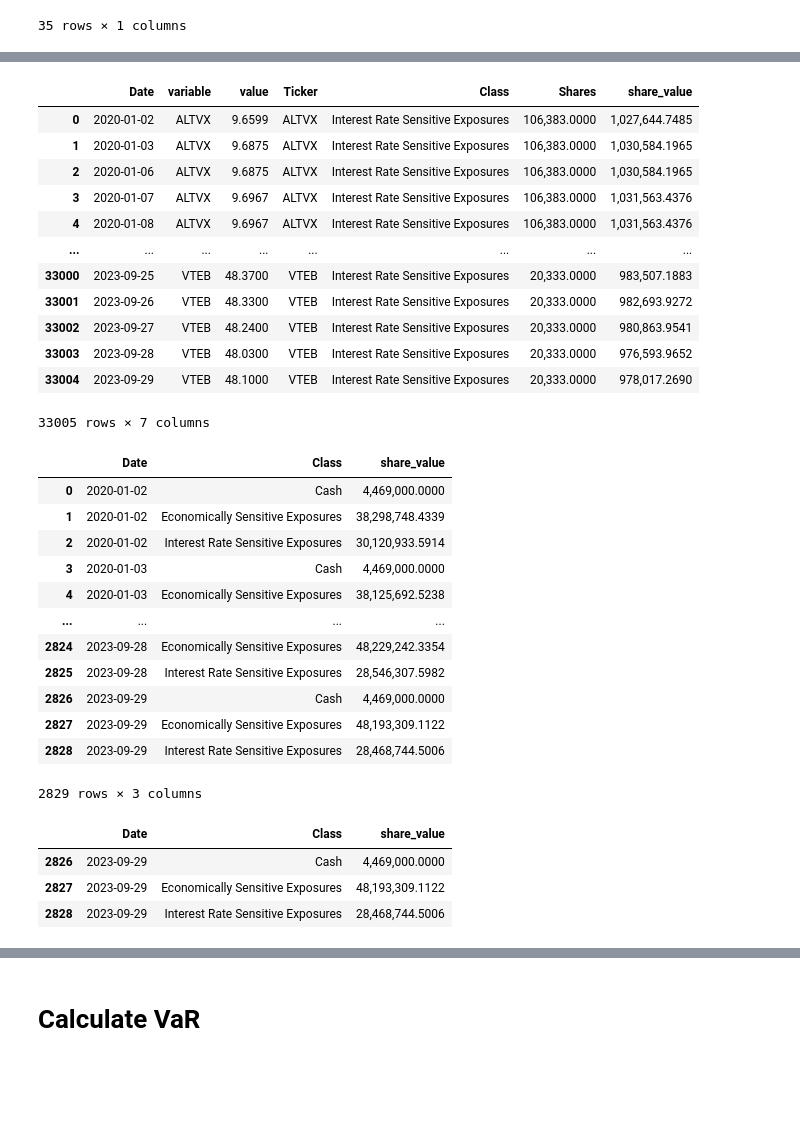
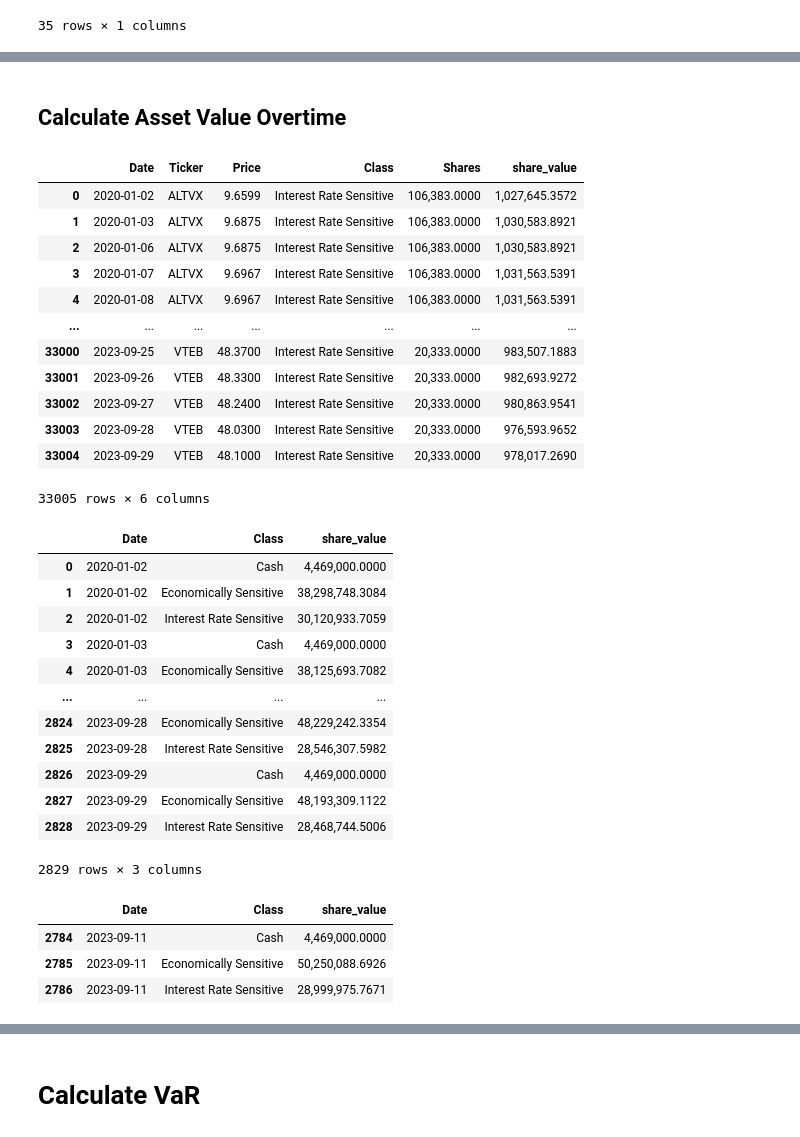
Before and after one commit to dsimband/DATA618, a Jupyter notebook: w5/DATA618_W5_VaR.ipynb, the cells around one changed output, grey strips where cells are left out. Saved outputs shown, nothing was run; the diff lists cells and outputs as text; code cells hidden in the pictures; blank space fills up the shorter version.

```diff
--- a/w5/DATA618_W5_VaR.ipynb
+++ b/w5/DATA618_W5_VaR.ipynb
@@ -287,8 +208,8 @@ price_df
 943 rows × 35 columns
 # %%
 m_df = price_df.copy()
-#m_df['Date'] = m_df.index
 m_df.reset_index(inplace=True)
 m_df = m_df.melt(id_vars=['Date'])
+m_df.columns = ['Date','Ticker','Price']
 m_df
 # %% [output]
@@ -324,43 +247,45 @@ l_df
 35 rows × 2 columns
+# %% [markdown]
+## Calculate Asset Value Overtime
 # %%
-m_df = m_df.merge(l_df, how='left', left_on='variable', right_on='Ticker').merge(shares_df,how='left' ,left_on='Ticker', right_on='Ticker')
-m_df['share_value'] = m_df['value'] * m_df['Shares']
-m_df
+merg_df = m_df.merge(l_df, how='left', left_on='Ticker', right_on='Ticker').merge(shares_df,how='left' ,left_on='Ticker', right_on='Ticker')
+merg_df['share_value'] = merg_df['Price'] * merg_df['Shares']
+merg_df
 # %% [output]
-|  | Date | variable | value | Ticker | Class | Shares | share_value |
-| 0 | 2020-01-02 | ALTVX | 9.6599 | ALTVX | Interest Rate Sensitive Exposures | 106,383.0000 | 1,027,644.7485 |
-| 1 | 2020-01-03 | ALTVX | 9.6875 | ALTVX | Interest Rate Sensitive Exposures | 106,383.0000 | 1,030,584.1965 |
-| 2 | 2020-01-06 | ALTVX | 9.6875 | ALTVX | Interest Rate Sensitive Exposures | 106,383.0000 | 1,030,584.1965 |
-| 3 | 2020-01-07 | ALTVX | 9.6967 | ALTVX | Interest Rate Sensitive Exposures | 106,383.0000 | 1,031,563.4376 |
-| 4 | 2020-01-08 | ALTVX | 9.6967 | ALTVX | Interest Rate Sensitive Exposures | 106,383.0000 | 1,031,563.4376 |
-| ... | ... | ... | ... | ... | ... | ... | ... |
-| 33000 | 2023-09-25 | VTEB | 48.3700 | VTEB | Interest Rate Sensitive Exposures | 20,333.0000 | 983,507.1883 |
-| 33001 | 2023-09-26 | VTEB | 48.3300 | VTEB | Interest Rate Sensitive Exposures | 20,333.0000 | 982,693.9272 |
-| 33002 | 2023-09-27 | VTEB | 48.2400 | VTEB | Interest Rate Sensitive Exposures | 20,333.0000 | 980,863.9541 |
-| 33003 | 2023-09-28 | VTEB | 48.0300 | VTEB | Interest Rate Sensitive Exposures | 20,333.0000 | 976,593.9652 |
-| 33004 | 2023-09-29 | VTEB | 48.1000 | VTEB | Interest Rate Sensitive Exposures | 20,333.0000 | 978,017.2690 |
+|  | Date | Ticker | Price | Class | Shares | share_value |
+| 0 | 2020-01-02 | ALTVX | 9.6599 | Interest Rate Sensitive | 106,383.0000 | 1,027,645.3572 |
+| 1 | 2020-01-03 | ALTVX | 9.6875 | Interest Rate Sensitive | 106,383.0000 | 1,030,583.8921 |
+| 2 | 2020-01-06 | ALTVX | 9.6875 | Interest Rate Sensitive | 106,383.0000 | 1,030,583.8921 |
+| 3 | 2020-01-07 | ALTVX | 9.6967 | Interest Rate Sensitive | 106,383.0000 | 1,031,563.5391 |
+| 4 | 2020-01-08 | ALTVX | 9.6967 | Interest Rate Sensitive | 106,383.0000 | 1,031,563.5391 |
+| ... | ... | ... | ... | ... | ... | ... |
+| 33000 | 2023-09-25 | VTEB | 48.3700 | Interest Rate Sensitive | 20,333.0000 | 983,507.1883 |
+| 33001 | 2023-09-26 | VTEB | 48.3300 | Interest Rate Sensitive | 20,333.0000 | 982,693.9272 |
+| 33002 | 2023-09-27 | VTEB | 48.2400 | Interest Rate Sensitive | 20,333.0000 | 980,863.9541 |
+| 33003 | 2023-09-28 | VTEB | 48.0300 | Interest Rate Sensitive | 20,333.0000 | 976,593.9652 |
+| 33004 | 2023-09-29 | VTEB | 48.1000 | Interest Rate Sensitive | 20,333.0000 | 978,017.2690 |
-33005 rows × 7 columns
+33005 rows × 6 columns
 # %%
-t_df = m_df.groupby(['Date','Class'])[['share_value']].sum().reset_index()
+t_df = merg_df.groupby(['Date','Class'])[['share_value']].sum().reset_index()
 t_df
 # %% [output]
 |  | Date | Class | share_value |
 | 0 | 2020-01-02 | Cash | 4,469,000.0000 |
-| 1 | 2020-01-02 | Economically Sensitive Exposures | 38,298,748.4339 |
-| 2 | 2020-01-02 | Interest Rate Sensitive Exposures | 30,120,933.5914 |
+| 1 | 2020-01-02 | Economically Sensitive | 38,298,748.3084 |
+| 2 | 2020-01-02 | Interest Rate Sensitive | 30,120,933.7059 |
 | 3 | 2020-01-03 | Cash | 4,469,000.0000 |
-| 4 | 2020-01-03 | Economically Sensitive Exposures | 38,125,692.5238 |
+| 4 | 2020-01-03 | Economically Sensitive | 38,125,693.7082 |
 | ... | ... | ... | ... |
-| 2824 | 2023-09-28 | Economically Sensitive Exposures | 48,229,242.3354 |
-| 2825 | 2023-09-28 | Interest Rate Sensitive Exposures | 28,546,307.5982 |
+| 2824 | 2023-09-28 | Economically Sensitive | 48,229,242.3354 |
+| 2825 | 2023-09-28 | Interest Rate Sensitive | 28,546,307.5982 |
 | 2826 | 2023-09-29 | Cash | 4,469,000.0000 |
-| 2827 | 2023-09-29 | Economically Sensitive Exposures | 48,193,309.1122 |
-| 2828 | 2023-09-29 | Interest Rate Sensitive Exposures | 28,468,744.5006 |
+| 2827 | 2023-09-29 | Economically Sensitive | 48,193,309.1122 |
+| 2828 | 2023-09-29 | Interest Rate Sensitive | 28,468,744.5006 |
 2829 rows × 3 columns
 # %%
-t_df[t_df['Date'] == '2023-09-29']
+t_df[t_df['Date'] == '2023-09-11']
 # %% [output]
 |  | Date | Class | share_value |
-| 2826 | 2023-09-29 | Cash | 4,469,000.0000 |
-| 2827 | 2023-09-29 | Economically Sensitive Exposures | 48,193,309.1122 |
-| 2828 | 2023-09-29 | Interest Rate Sensitive Exposures | 28,468,744.5006 |
+| 2784 | 2023-09-11 | Cash | 4,469,000.0000 |
+| 2785 | 2023-09-11 | Economically Sensitive | 50,250,088.6926 |
+| 2786 | 2023-09-11 | Interest Rate Sensitive | 28,999,975.7671 |
```
Also changed, not shown: parts of 52 cells of this notebook, 1 other file.
